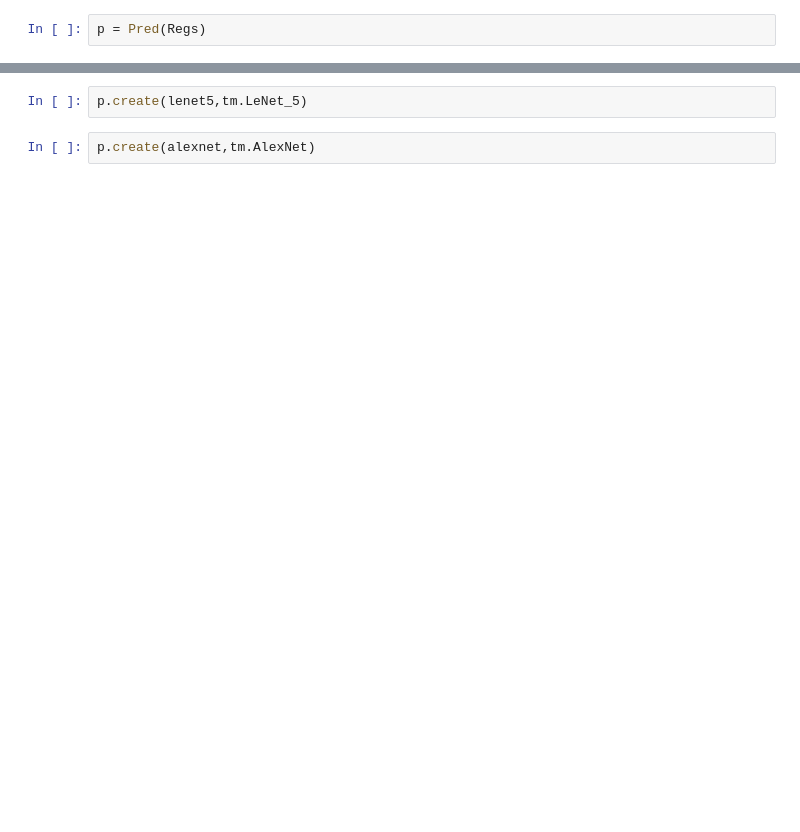
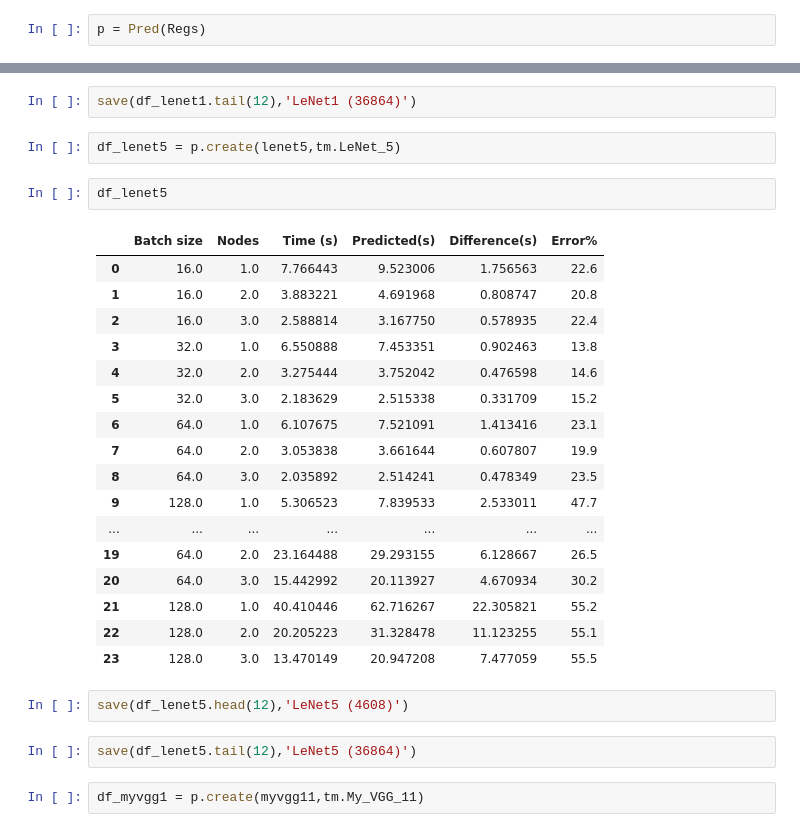
Before and after one commit to vlamprinidis/NN_prediction, a Jupyter notebook: predict.ipynb, the cells around one changed output, grey strips where cells are left out. Drawn from its saved outputs; the diff is of its cells as text; blank space fills up the shorter version.

```diff
--- a/predict.ipynb
+++ b/predict.ipynb
@@ -52,4 +120,30 @@ p.create(lenet1,tm.LeNet_1)
+# %%
+save(df_lenet1.tail(12),'LeNet1 (36864)')
 # %%
-p.create(lenet5,tm.LeNet_5)
+df_lenet5 = p.create(lenet5,tm.LeNet_5)
-# %%
-p.create(alexnet,tm.AlexNet)
+# %%
+df_lenet5
+# %% [output]
+|  | Batch size | Nodes | Time (s) | Predicted(s) | Difference(s) | Error% |
+| 0 | 16.0 | 1.0 | 7.766443 | 9.523006 | 1.756563 | 22.6 |
+| 1 | 16.0 | 2.0 | 3.883221 | 4.691968 | 0.808747 | 20.8 |
+| 2 | 16.0 | 3.0 | 2.588814 | 3.167750 | 0.578935 | 22.4 |
+| 3 | 32.0 | 1.0 | 6.550888 | 7.453351 | 0.902463 | 13.8 |
+| 4 | 32.0 | 2.0 | 3.275444 | 3.752042 | 0.476598 | 14.6 |
+| 5 | 32.0 | 3.0 | 2.183629 | 2.515338 | 0.331709 | 15.2 |
+| 6 | 64.0 | 1.0 | 6.107675 | 7.521091 | 1.413416 | 23.1 |
+| 7 | 64.0 | 2.0 | 3.053838 | 3.661644 | 0.607807 | 19.9 |
+| 8 | 64.0 | 3.0 | 2.035892 | 2.514241 | 0.478349 | 23.5 |
+| 9 | 128.0 | 1.0 | 5.306523 | 7.839533 | 2.533011 | 47.7 |
+| ... | ... | ... | ... | ... | ... | ... |
+| 19 | 64.0 | 2.0 | 23.164488 | 29.293155 | 6.128667 | 26.5 |
+| 20 | 64.0 | 3.0 | 15.442992 | 20.113927 | 4.670934 | 30.2 |
+| 21 | 128.0 | 1.0 | 40.410446 | 62.716267 | 22.305821 | 55.2 |
+| 22 | 128.0 | 2.0 | 20.205223 | 31.328478 | 11.123255 | 55.1 |
+| 23 | 128.0 | 3.0 | 13.470149 | 20.947208 | 7.477059 | 55.5 |
+# %%
+save(df_lenet5.head(12),'LeNet5 (4608)')
+# %%
+save(df_lenet5.tail(12),'LeNet5 (36864)')
+# %%
+df_myvgg1 = p.create(myvgg11,tm.My_VGG_11)
```
Also changed, not shown: parts of 22 cells of this notebook, 5 other files.
